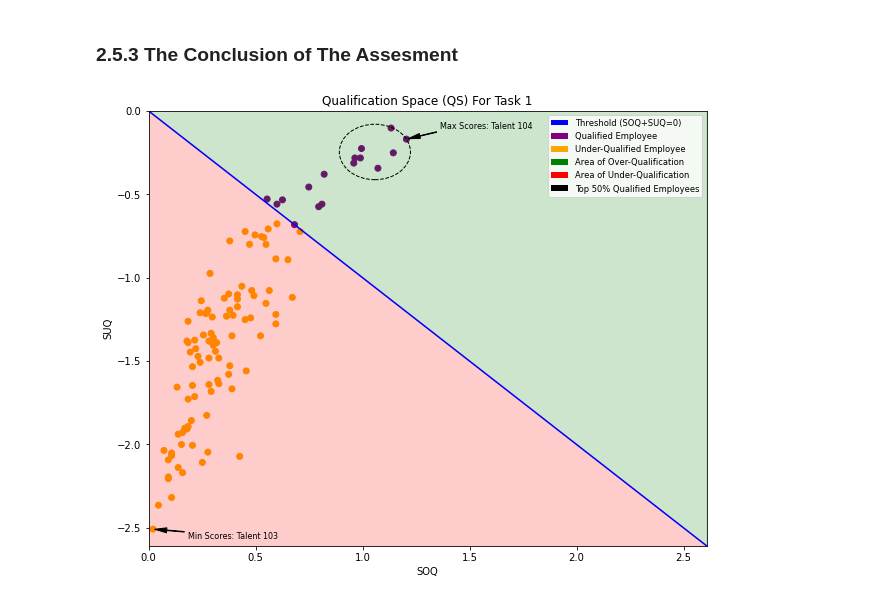
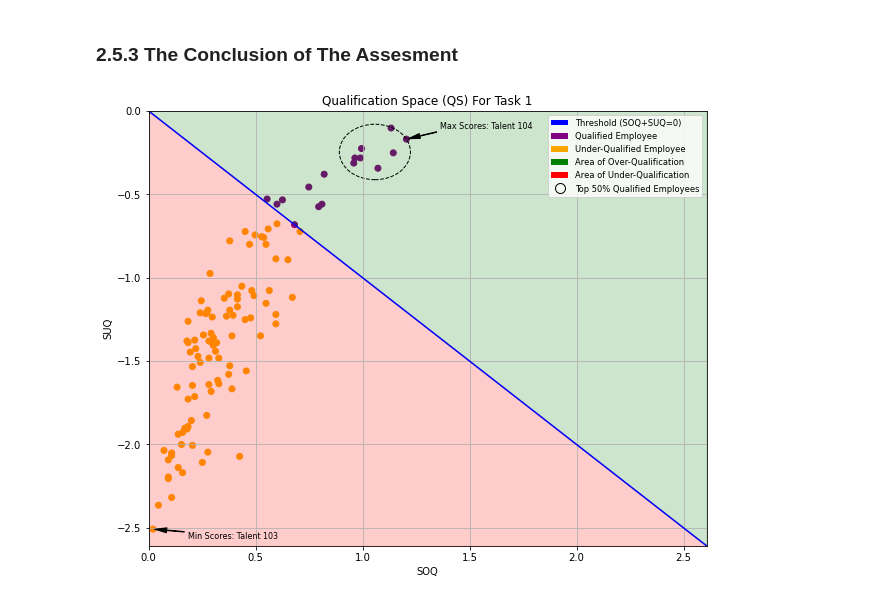
Before and after one commit to TK-Bunga-Matahari/shinchan, a Jupyter notebook: playgorund/competence_assesment/competence_assesment.ipynb, the cells around one changed output. Drawn from its saved outputs; the diff is of its cells as text; code cells hidden in the pictures.

```diff
--- a/playgorund/competence_assesment/competence_assesment.ipynb
+++ b/playgorund/competence_assesment/competence_assesment.ipynb
@@ -439,16 +441,8 @@ max_points = max(max_soq, min_soq, max_suq, min_suq) + 0.1
 # %%
-%matplotlib inline
-plt.xlabel('SOQ')
-plt.ylabel('SUQ')
-plt.scatter(ranking_df.SOQ, ranking_df.SUQ, color='red')
-
 # create an array for the x values
-x = np.linspace(min(ranking_df.SOQ), max(ranking_df.SOQ), 100)
+x = np.linspace(0, max_points, 100)                                 # full-version
+x_fit = np.linspace(min(ranking_df.SOQ), max(ranking_df.SOQ), 100)  # fitted-version
 
 # since SOQ + SUQ = 0, SUQ = -SOQ. So, the y values will be the negative of the x values
-y = -x
-
-# plot the diagonal line
-plt.plot(x, y, color='blue')
-
-plt.show()
+y = -x          # full-version
+y_fit = -x_fit  # fitted-version
@@ -457,26 +483,21 @@ plt.show()
 # %% [markdown]
 ### 2.5.3 The Conclusion of The Assesment
 # %%
-# Create a figure with a specific size (width, height)
 fig, ax = plt.subplots(figsize=(10, 8))
 
-plt.title('Qualification Space (QS) For Task 1')
-plt.xlabel('SOQ')
-plt.ylabel('SUQ')
+ax.set_title('Qualification Space (QS) For Task 1')
+ax.set_xlabel('SOQ')
+ax.set_ylabel('SUQ')
 
 # set the limits of x-axis and y-axis
 ax.set_xlim([0, max_points])
 ax.set_ylim([-max_points, 0])
 
-# create an array for the x values and y-values for diagonal line
-x = np.linspace(0, max_points, 100)
-y = -x  # since SOQ + SUQ = 0, SUQ = -SOQ. So, the y values will be the negative of the x values
-
 # create a color map based on the condition of ranking_df.MSG
 colors = ['purple' if msg >= 0 else 'orange' for msg in ranking_df.MSG]
 
 # scatter plot of SOQ and SUQ with color map
-scatter = ax.scatter(ranking_df.SOQ, ranking_df.SUQ, color=colors)
+ax.scatter(ranking_df.SOQ, ranking_df.SUQ, color=colors)
 
 # Fill color for each qualification
 ax.fill_between(x, y, 0, interpolate=True, color='green', alpha=0.2)
@@ -491,33 +512,35 @@ legend_elements = [Patch(facecolor='blue', label='Threshold (SOQ+SUQ=0)'),
                    Patch(facecolor='orange', label='Under-Qualified Employee'),
                    Patch(facecolor='green', label='Area of Over-Qualification'),
                    Patch(facecolor='red', label='Area of Under-Qualification'),
-                   Patch(facecolor='black', label='Top 50% Qualified Employees')]
+                   Line2D([0], [0], marker='o', color='w', label='Top 50% Qualified Employees',
+                          markerfacecolor='none', markeredgecolor='black', markeredgewidth=1, markersize=10, linestyle='dashed')]
 
 # Add legend with smaller font size
 ax.legend(handles=legend_elements, loc='upper right', fontsize='small')
 
 # Find the index of the max and min MSG
 max_msg_index = ranking_df.MSG.idxmax()
 min_msg_index = ranking_df.MSG.idxmin()
 
 # Annotate the points with max and min MSG with larger font size, adjusted position, and a thinner arrow with a smaller head
 ax.annotate(f'Max Scores: {max_msg_index}', (ranking_df.SOQ[max_msg_index], ranking_df.SUQ[max_msg_index]), textcoords="offset points", xytext=(80,10), ha='center', fontsize=8, arrowprops=dict(facecolor='black', shrink=0.05, width=0.5, headwidth=5))
 ax.annotate(f'Min Scores: {min_msg_index}', (ranking_df.SOQ[min_msg_index], ranking_df.SUQ[min_msg_index]), textcoords="offset points", xytext=(80,-10), ha='center', fontsize=8, arrowprops=dict(facecolor='black', shrink=0.05, width=0.5, headwidth=5))
 
 # collect MSG >= 0 data to variable "j_qualified"
 j_qualified = ranking_df[ranking_df.MSG >= 0]
 
 # get the top 50% highest of j_qualified
 top_j = j_qualified.nlargest(int(len(j_qualified) * 0.50), 'MSG')
 
 # calculate the center and radius of the circle that contains all points
 center = top_j[['SOQ', 'SUQ']].mean().values
 radius = max(np.sqrt(((top_j[['SOQ', 'SUQ']] - center)**2).sum(axis=1)))
 
 # add a circle to points that meet j_qualified
 circle = patches.Circle(center, radius, fill=False, linestyle='dashed')
 ax.add_patch(circle)
+ax.grid()
 
 plt.show()
 # %% [output]
-[figure, old version]
+[figure, new version]
```
Also changed, not shown: parts of 6 cells of this notebook.
